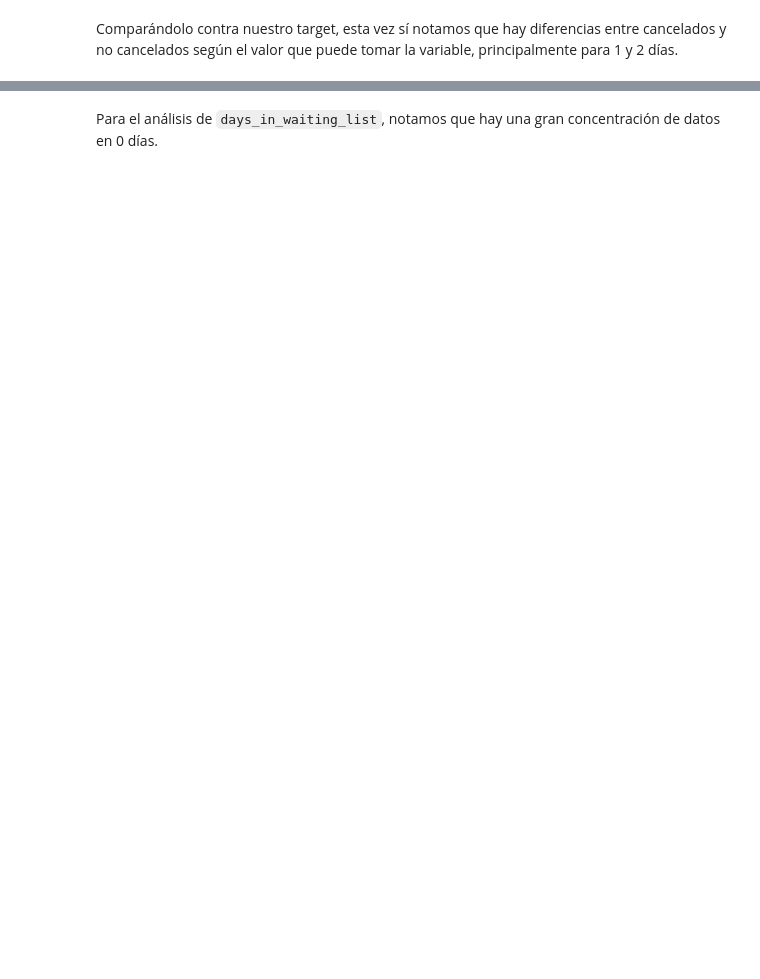
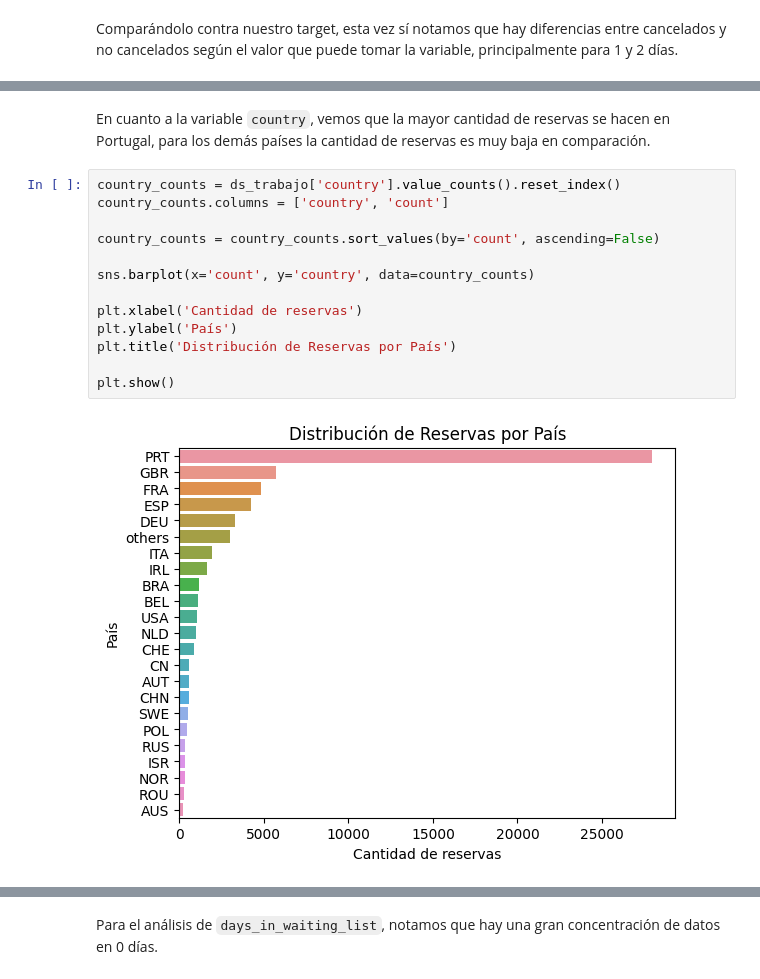
Before and after one commit to mrinkspot/Data-Science-and-Machine-Learning-Projects, a Jupyter notebook: notebook_tp.ipynb, the cells around one changed output, grey strips where cells are left out. Saved outputs shown, nothing was run; the diff lists cells and outputs as text; blank space fills up the shorter version.

Commit message:
Analisis de  'stays_in_weekend_nights',  'stays_in_week_nights',  'country',  'is_repeated_guest' y  'previous_cancellations'

```diff
--- a/notebook_tp.ipynb
+++ b/notebook_tp.ipynb
@@ -721,0 +722,17 @@ plt.show()
+# %% [markdown]
+En cuanto a la variable `country`, vemos que la mayor cantidad de reservas se hacen en Portugal, para los demás países la cantidad de reservas es muy baja en comparación.
+# %%
+country_counts = ds_trabajo['country'].value_counts().reset_index()
+country_counts.columns = ['country', 'count']
+
+country_counts = country_counts.sort_values(by='count', ascending=False)
+
+sns.barplot(x='count', y='country', data=country_counts)
+
+plt.xlabel('Cantidad de reservas')
+plt.ylabel('País')
+plt.title('Distribución de Reservas por País')
+
+plt.show()
+# %% [output]
+[figure, added]
```
Also changed, not shown: parts of 38 cells of this notebook.
